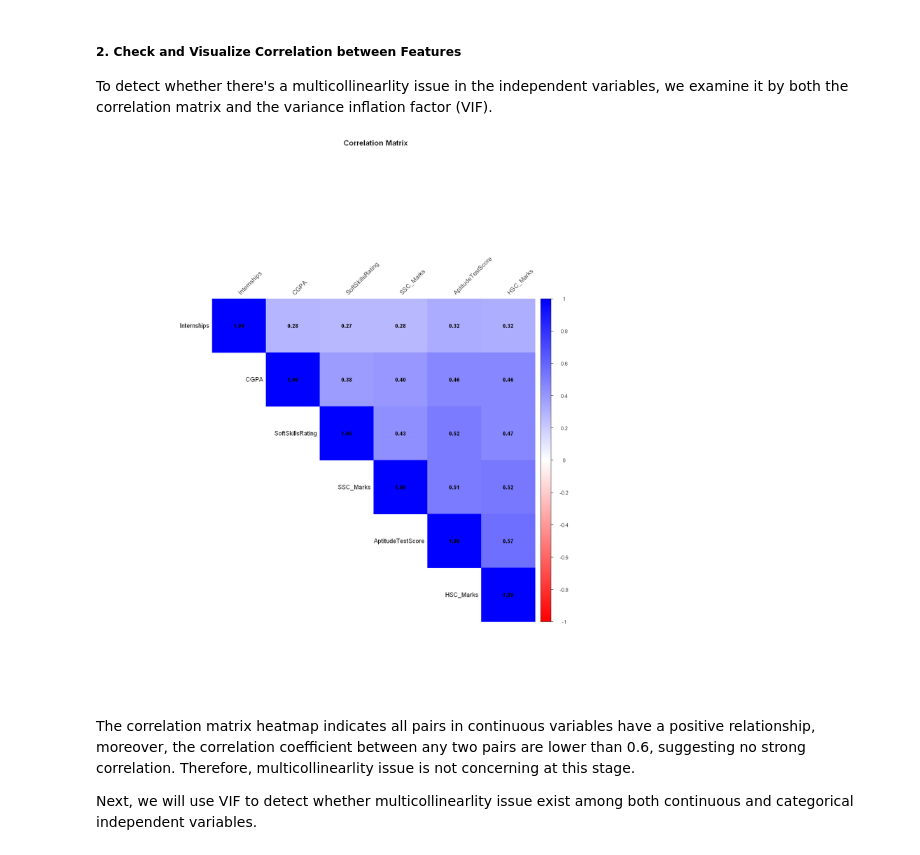
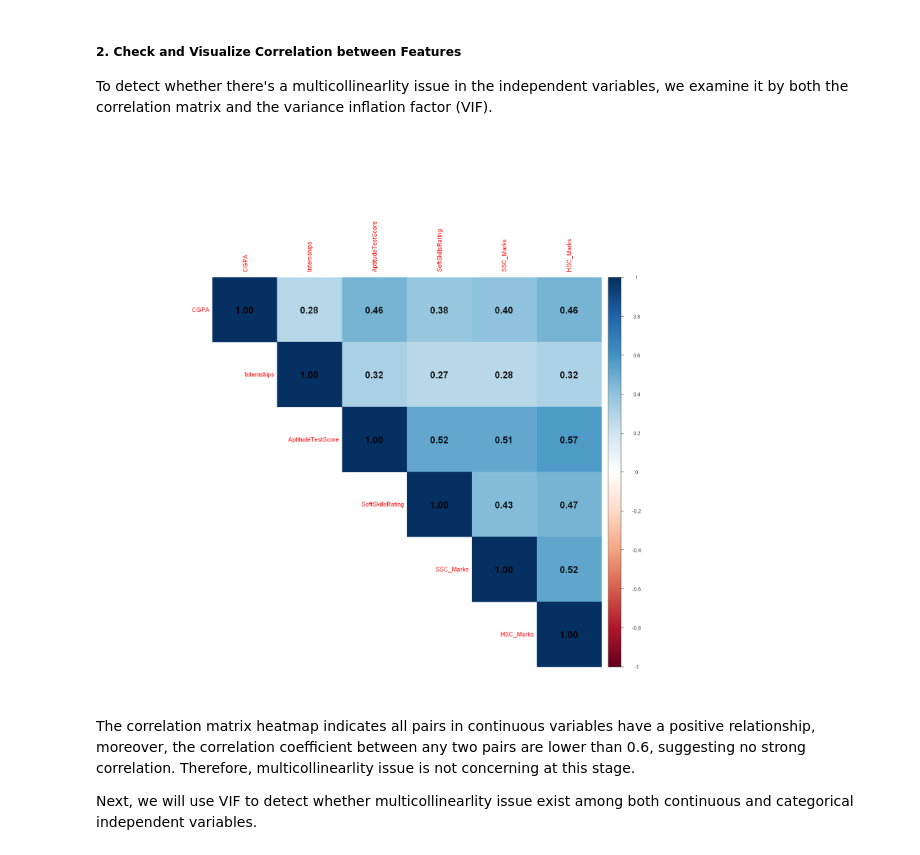
Before and after one commit to rainn72/Placement_predictor, a Jupyter notebook: Final_Archive/final_project.ipynb, the cells around one changed output. Saved outputs shown, nothing was run; the diff lists cells and outputs as text; code cells hidden in the pictures.

```diff
--- a/Final_Archive/final_project.ipynb
+++ b/Final_Archive/final_project.ipynb
@@ -307,16 +346,13 @@ A tibble: 3 × 11
 | 8.9 | 0 | 3 | 2+ | 90 | 4.0 | ... |
 | 7.3 | 1 | 2 | 2+ | 82 | 4.8 | ... |
 # %%
+# credit goes to Yu Chang
+
 df_num <- c("Projects", "Workshops_Certifications")
 
 plots <- list()
 
 for (colname in df_num) {
-  # Convert column to factor if it's not numeric
-  if (!is.numeric(data[[colname]])) {
-    data[[colname]] <- as.factor(data[[colname]])
-  }
-
   p <- ggplot(data, aes_string(x = colname)) +
     geom_bar(fill = "steelblue", color = "black") +
     labs(
@@ -328,6 +364,5 @@ for (colname in df_num) {
   plots[[colname]] <- p
 }
 
-# Arrange all plots in a grid (2 columns)
 gridExtra::grid.arrange(grobs = plots, ncol = 2)
 # %% [output]
@@ -369,26 +404,20 @@ This graph is relevant to our research question as it shows the distribution of
 
 To detect whether there's a multicollinearlity issue in the independent variables, we examine it by both the correlation matrix and the variance inflation factor (VIF).
 # %%
-
+# credit goes to Yu Chang
 options(repr.plot.width = 15, repr.plot.height = 15)
 
 numeric_data <- data %>% select_if(is.numeric)
 cor_matrix <- cor(numeric_data, use = "complete.obs")
 
 corrplot(cor_matrix,
          method = "color",
          type = "upper",
-         order = "hclust",
-         tl.col = "black",
-         tl.srt = 45,
-         col = colorRampPalette(c("red", "white", "blue"))(200),
-         title = "Correlation Matrix",
-         mar = c(0,0,1,0),
          addCoef.col = "black",
-         number.cex = 0.9
+         number.cex = 1.5
 )
 # %% [output]
-[figure, old version]
+[figure, new version]
 # %% [markdown]
 The correlation matrix heatmap indicates all pairs in continuous variables have a positive relationship, moreover, the correlation coefficient between any two pairs are lower than 0.6, suggesting no strong correlation. Therefore, multicollinearlity issue is not concerning at this stage.
 
```
Also changed, not shown: parts of 22 cells of this notebook.
